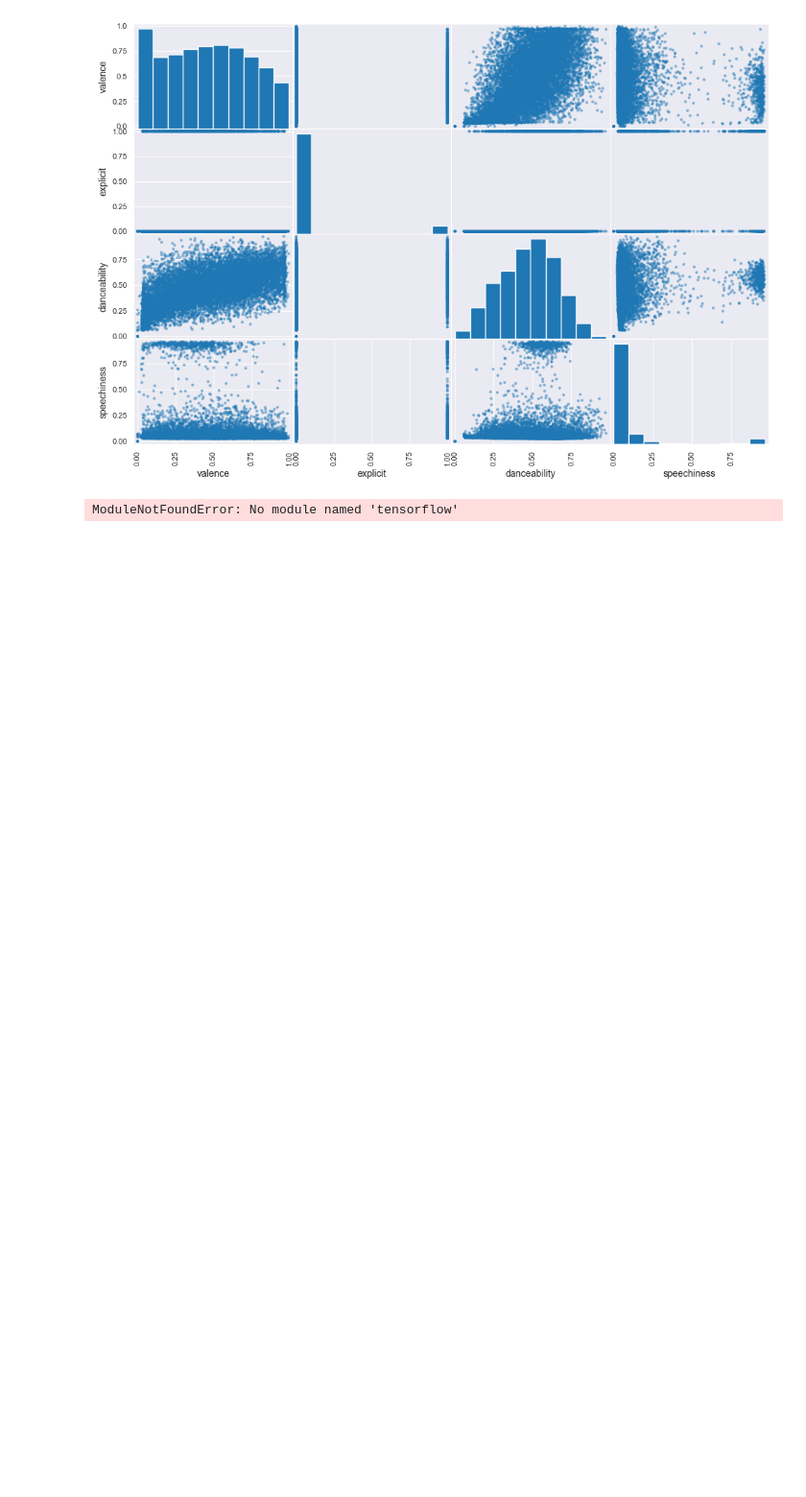
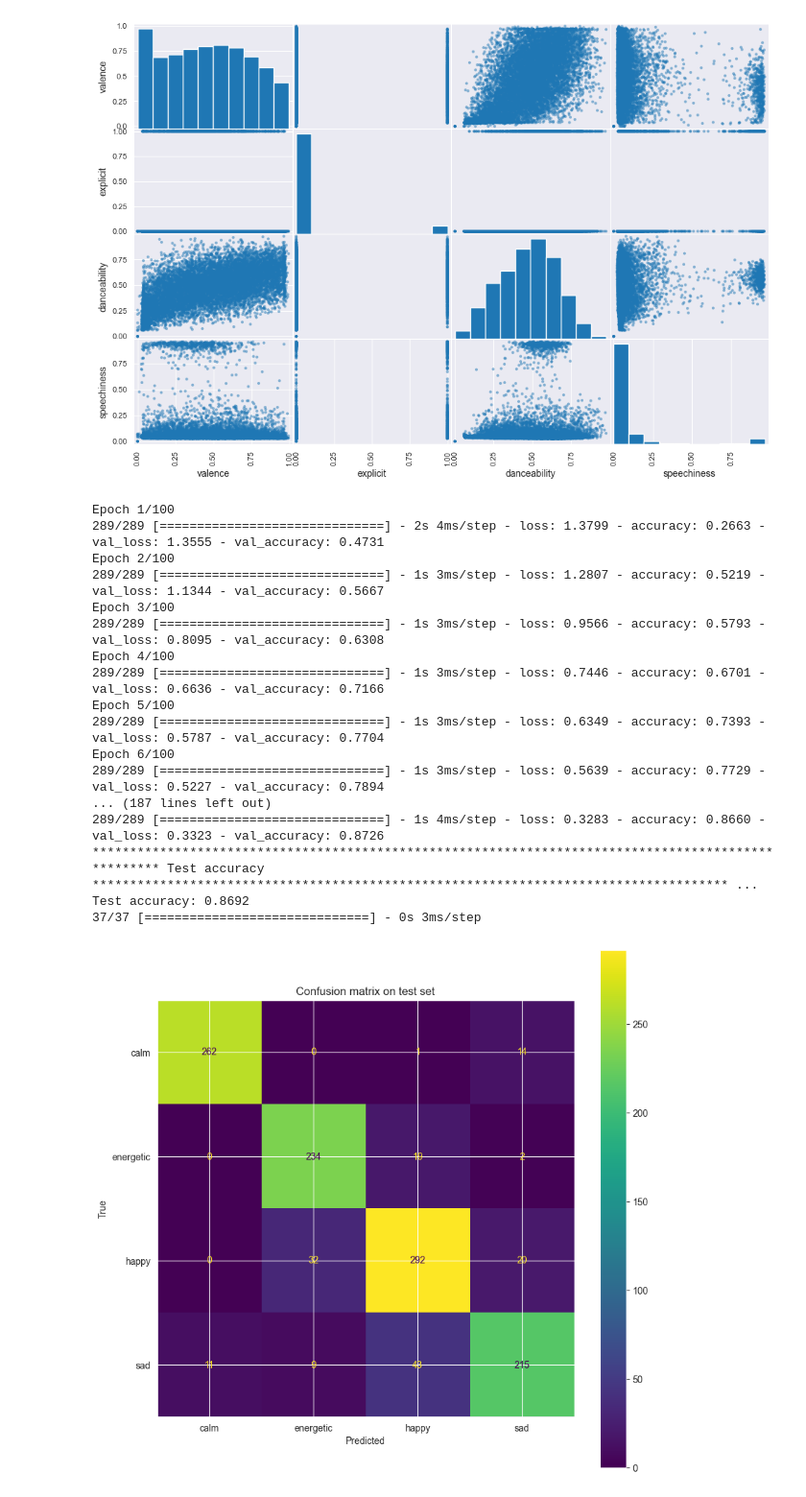
Before and after one commit to LiquiNaut/SUNS-zadanie-1, a Jupyter notebook: main.ipynb, the cells around one changed output. Shown at 96% size. Cells and saved outputs as stored; diff of their text form; code cells hidden in the pictures; blank space fills up the shorter version.

```diff
--- a/main.ipynb
+++ b/main.ipynb
@@ -104,4 +138,4 @@ df_ohwd = pd.get_dummies(df_without_specified_columns, columns=['top_genre'], pr
 for i in temp:
     df_ohwd[i] = df_ohwd[i].astype(int)
 
-df_ohwd
+copy_df = df_ohwd.copy()
@@ -347,3 +402,16 @@ array([[<Axes: xlabel='valence', ylabel='valence'>,
 [figure]
 # %%
 ###################################################################################################################################
+# %%
+# Natrenovanie euronovej siet
+from keras.src.optimizers import Adam
+
+#One-Hot encodeing emotion, lebo vo vystupnej
+df_ohwd = pd.get_dummies(copy_df, columns=['emotion'], prefix='', prefix_sep='')
+
+
+for i in emotions:
+    df_ohwd[i] = df_ohwd[i].astype(int)
+
+X = df_ohwd.drop(columns=emotions) #v x nesmie byt emotion,
+y = df_ohwd[emotions]#  ale v y musi byt emotion,
@@ -350,63 +430,75 @@ array([[<Axes: xlabel='valence', ylabel='valence'>,
 # %%
-# Natrenovanie euronovej siet
-from keras.src.optimizers import Adam
-
-#One-Hot encodeing emotion
-df_ohwd = pd.get_dummies(df_without_specified_columns, columns=['top_genre'], prefix='', prefix_sep='')
-
-for i in temp:
-    df_ohwd[i] = df_ohwd[i].astype(int)
-
-df_ohwd
-
-# Krok 4: Rozdelenie datasetu
-X_train, X_valid_test, y_train, y_valid_test = train_test_split(X, y, shuffle=True, test_size=0.2, random_state=42)
-X_valid, X_test, y_valid, y_test = train_test_split(X_valid_test, y_valid_test, shuffle=True, test_size=0.5, random_state=42)
-
-# Krok 5: Normalizácia dát
-scaler = MinMaxScaler()
-X_train = scaler.fit_transform(X_train)
-X_valid = scaler.transform(X_valid)
-X_test = scaler.transform(X_test)
+import numpy as np
+from keras.src.layers import Dense
+from keras import Sequential
 
 # Krok 6-7: Vytvorenie a kompilácia modelu
 model = Sequential()
-model.add(Dense(24, input_dim=X_train.shape[1], activation='relu'))
+model.add(Dense(5, input_dim=X_train.shape[1], activation='relu'))
+model.add(Dense(10, activation='relu'))
+model.add(Dense(20, activation='relu'))
 model.add(Dense(15, activation='relu'))
-model.add(Dense(1, activation='sigmoid'))  # Pre klasifikáciu namiesto 1 môžete použiť počet tried
+model.add(Dense(4, activation='softmax'))  # lebo 4 kategorie emotions
 
-model.compile(loss='binary_crossentropy', optimizer=Adam(learning_rate=0.00000000000002), metrics=['accuracy'])
+# pretrenovanie
+# model.add(Dense(5, input_dim=X_train.shape[1], activation='relu'))
+# model.add(Dense(20, activation='relu'))
+# model.add(Dense(30, activation='relu'))
+# model.add(Dense(20, activation='relu'))
+# model.add(Dense(4, activation='softmax'))
+
+model.compile(loss='categorical_crossentropy', optimizer=Adam(learning_rate=0.0002), metrics=['accuracy'])
+
 
 # Krok 8: Trénovanie modelu
 history = model.fit(x=X_train, y=y_train, validation_data=(X_valid, y_valid), epochs=100, batch_size=32)
 
 # Krok 9: Evaluácia modelu
 test_scores = model.evaluate(X_test, y_test, verbose=0)
 print("*"*100, "Test accuracy", "*"*100)
 print(f"Test accuracy: {test_scores[1]:.4f}")
 
 # Krok 10: Vytvorenie a zobrazenie matice zámiešania
+#https://saturncloud.io/blog/generating-a-confusion-matrix-in-keras-for-multiclass-classification/
 y_pred = model.predict(X_test)
-y_pred = (y_pred >= 0.5)  # Treshold pre binárne klasifikátory
+y_pred = np.argmax(y_pred, axis=1)
+y_test = np.argmax(y_test, axis=1)
 
-class_names = df['emotion'].unique().tolist()
+class_names = emotions
 cm = confusion_matrix(y_test, y_pred)
 disp = ConfusionMatrixDisplay(confusion_matrix=cm, display_labels=class_names)
 fig, ax = plt.subplots(figsize=(10,10))
 disp.plot(ax=ax)
 disp.ax_.set_title("Confusion matrix on test set")
 disp.ax_.set(xlabel='Predicted', ylabel='True')
 plt.show()
 
 # Krok 11: Zobrazenie kriviek straty a presnosti
 plt.plot(history.history['loss'], label='train_loss')
 plt.plot(history.history['val_loss'], label='val_loss')
 plt.legend()
 plt.show()
 
 plt.plot(history.history['accuracy'], label='train_accuracy')
 plt.plot(history.history['val_accuracy'], label='val_accuracy')
 plt.legend()
 plt.show()
 # %% [output]
-ModuleNotFoundError: No module named 'tensorflow'
+Epoch 1/100
+289/289 [==============================] - 2s 4ms/step - loss: 1.3799 - accuracy: 0.2663 - val_loss: 1.3555 - val_accuracy: 0.4731
+Epoch 2/100
+289/289 [==============================] - 1s 3ms/step - loss: 1.2807 - accuracy: 0.5219 - val_loss: 1.1344 - val_accuracy: 0.5667
+Epoch 3/100
+289/289 [==============================] - 1s 3ms/step - loss: 0.9566 - accuracy: 0.5793 - val_loss: 0.8095 - val_accuracy: 0.6308
+Epoch 4/100
+289/289 [==============================] - 1s 3ms/step - loss: 0.7446 - accuracy: 0.6701 - val_loss: 0.6636 - val_accuracy: 0.7166
+Epoch 5/100
+289/289 [==============================] - 1s 3ms/step - loss: 0.6349 - accuracy: 0.7393 - val_loss: 0.5787 - val_accuracy: 0.7704
+Epoch 6/100
+289/289 [==============================] - 1s 3ms/step - loss: 0.5639 - accuracy: 0.7729 - val_loss: 0.5227 - val_accuracy: 0.7894
+... (187 lines left out)
+289/289 [==============================] - 1s 4ms/step - loss: 0.3283 - accuracy: 0.8660 - val_loss: 0.3323 - val_accuracy: 0.8726
+**************************************************************************************************** Test accuracy ************************************************************************************* ...
+Test accuracy: 0.8692
+37/37 [==============================] - 0s 3ms/step
+[figure, added]
```
Also changed, not shown: parts of 14 cells of this notebook.
